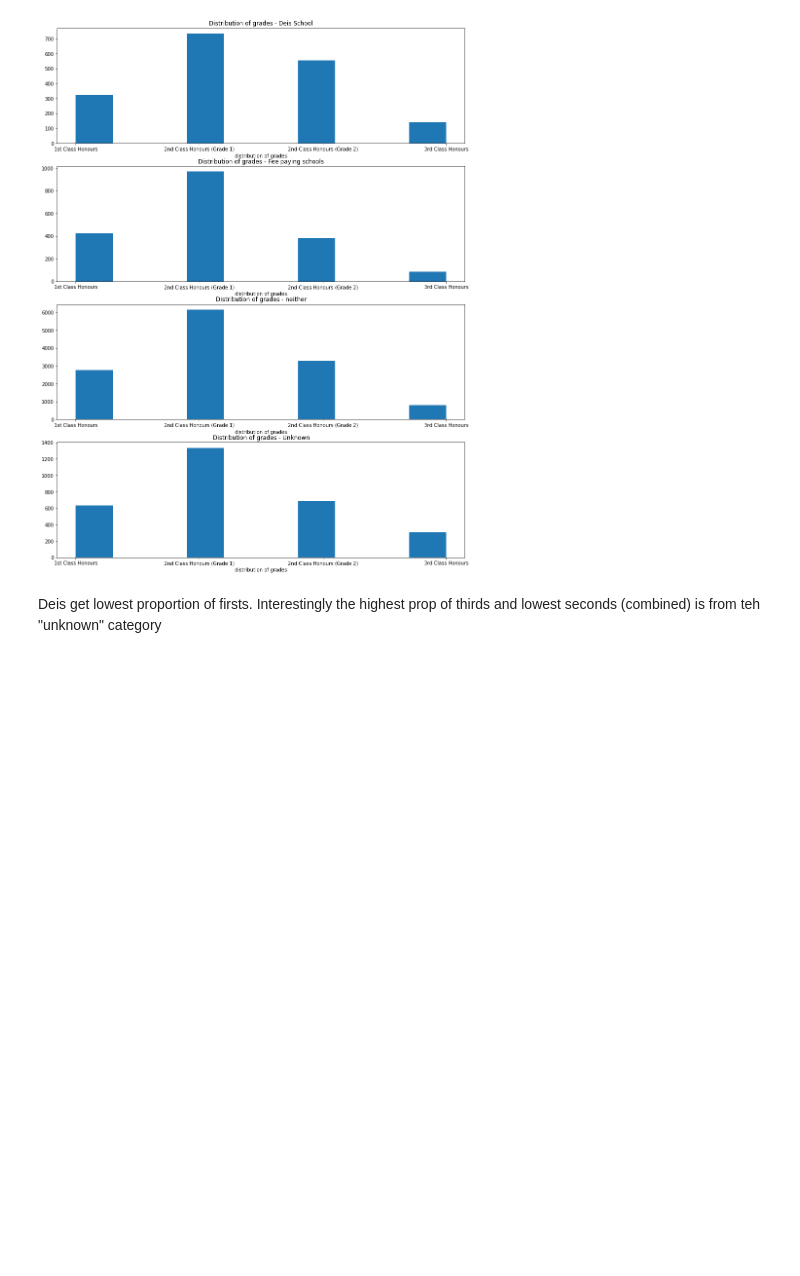
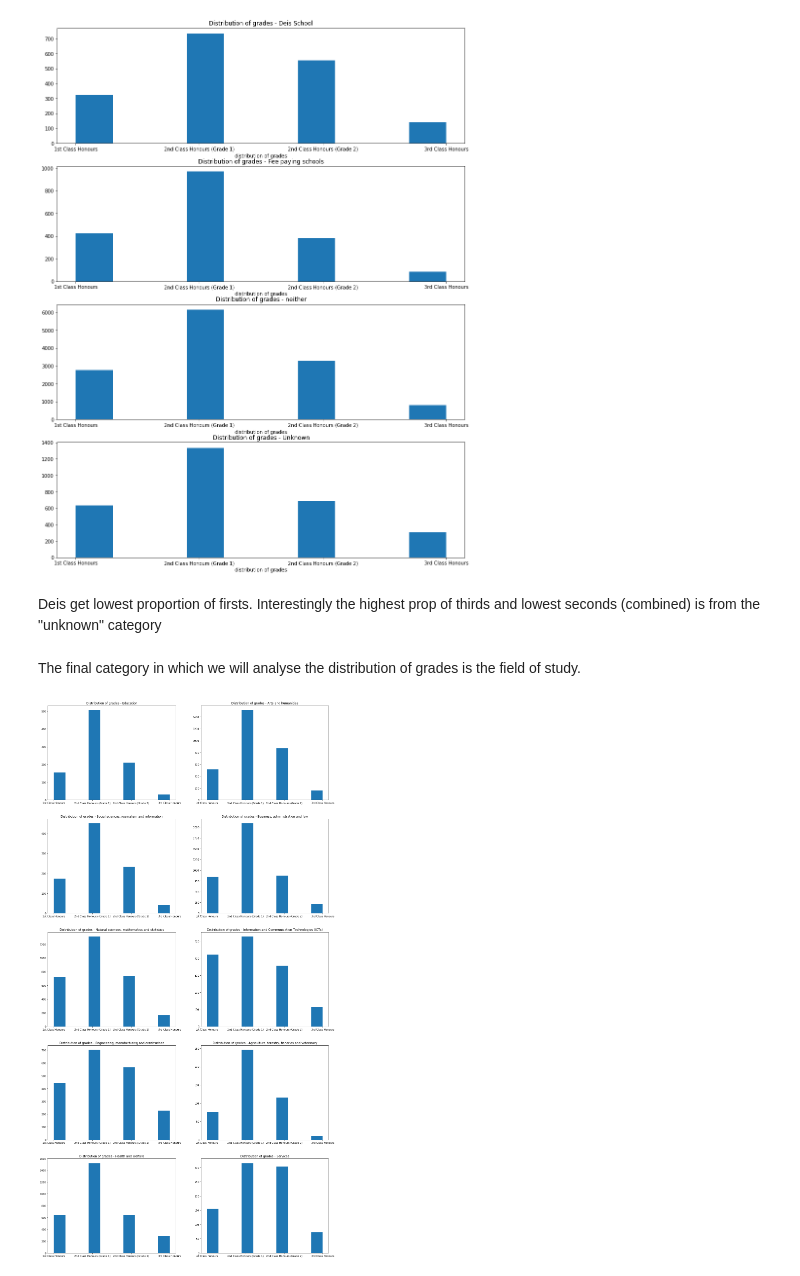
Before and after one commit to davesheils/ProgDA_Project, a Jupyter notebook: Programming for Data Analytics - Project Part 2.ipynb, the cells around one changed output. Cells and saved outputs as stored; diff of their text form; code cells hidden in the pictures; blank space fills up the shorter version.

```diff
--- a/Programming for Data Analytics - Project Part 2.ipynb
+++ b/Programming for Data Analytics - Project Part 2.ipynb
@@ -213,4 +222,78 @@ plt.show()
 # %% [output]
 [figure]
 # %% [markdown]
-Deis get lowest proportion of firsts. Interestingly the highest prop of thirds and lowest seconds (combined) is from teh "unknown" category
+Deis get lowest proportion of firsts. Interestingly the highest prop of thirds and lowest seconds (combined) is from the "unknown" category
+# %% [markdown]
+The final category in which we will analyse the distribution of grades is the field of study.
+# %%
+# Ed = Education
+#  Arts = Arts and humanities
+# SoSci = Social sciences, journalism and information
+# bus = Business, administration and law
+# Sci = Natural sciences, mathematics and statistics
+# ICT = Information and Communication Technologies (ICTs)
+# eng = Engineering, manufacturing and construction
+# ag  = Agriculture, forestry, fisheries and veterin
+# Health = Health and welfare
+# Services = Services
+
+
+Ed = df2[df2['Field of Study']=='Education']
+Arts = df2[df2['Field of Study']=='Arts and humanities']
+SoSci = df2[df2['Field of Study']=='Social sciences, journalism and information']
+bus = df2[df2['Field of Study']=='Business, administration and law']
+Sci = df2[df2['Field of Study']=='Natural sciences, mathematics and statistics']
+ICT = df2[df2['Field of Study']=='Information and Communication Technologies (ICTs)']
+eng = df2[df2['Field of Study']=='Engineering, manufacturing and construction']
+ag  = df2[df2['Field of Study']=='Agriculture, forestry, fisheries and veterinary']
+Health = df2[df2['Field of Study']=='Health and welfare']
+Services = df2[df2['Field of Study']=='Services']
+
+plt.figure(figsize=(20,40)) # This sets the size of the individual plots
+
+plt.subplot(5,2,1)
+plt.hist(Ed['Grade Desc'])
+plt.title("Distribution of grades - Education")
+
+plt.subplot(5,2,2)
+plt.hist(Arts['Grade Desc'])
+plt.title("Distribution of grades - Arts and humanities")
+
+plt.subplot(5,2,3)
+plt.hist(SoSci['Grade Desc'])
+plt.title("Distribution of grades - Social sciences, journalism and information")
+
+plt.subplot(5,2,4)
+plt.hist(bus['Grade Desc'])
+plt.title("Distribution of grades - Business, administration and law")
+
+
+plt.subplot(5,2,5)
+plt.hist(Sci['Grade Desc'])
+plt.title("Distribution of grades - Natural sciences, mathematics and statistics")
+
+
+plt.subplot(5,2,6)
+plt.hist(ICT['Grade Desc'])
+plt.title("Distribution of grades - Information and Communication Technologies (ICTs)")
+
+plt.subplot(5,2,7)
+plt.hist(eng['Grade Desc'])
+plt.title("Distribution of grades - Engineering, manufacturing and construction")
+
+plt.subplot(5,2,8)
+plt.hist(ag['Grade Desc'])
+plt.title("Distribution of grades - Agriculture, forestry, fisheries and veterinary")
+
+plt.subplot(5,2,9)
+plt.hist(Health['Grade Desc'])
+plt.title("Distribution of grades - Health and welfare")
+
+plt.subplot(5,2,10)
+plt.hist(Services['Grade Desc'])
+plt.title("Distribution of grades - Services")
+
+plt.savefig('Field of Study.pdf') # output plots as a single pdf
+plt.show()
+# %% [output]
+[figure, added]
```
Also changed, not shown: parts of 9 cells of this notebook, 2 other files.
